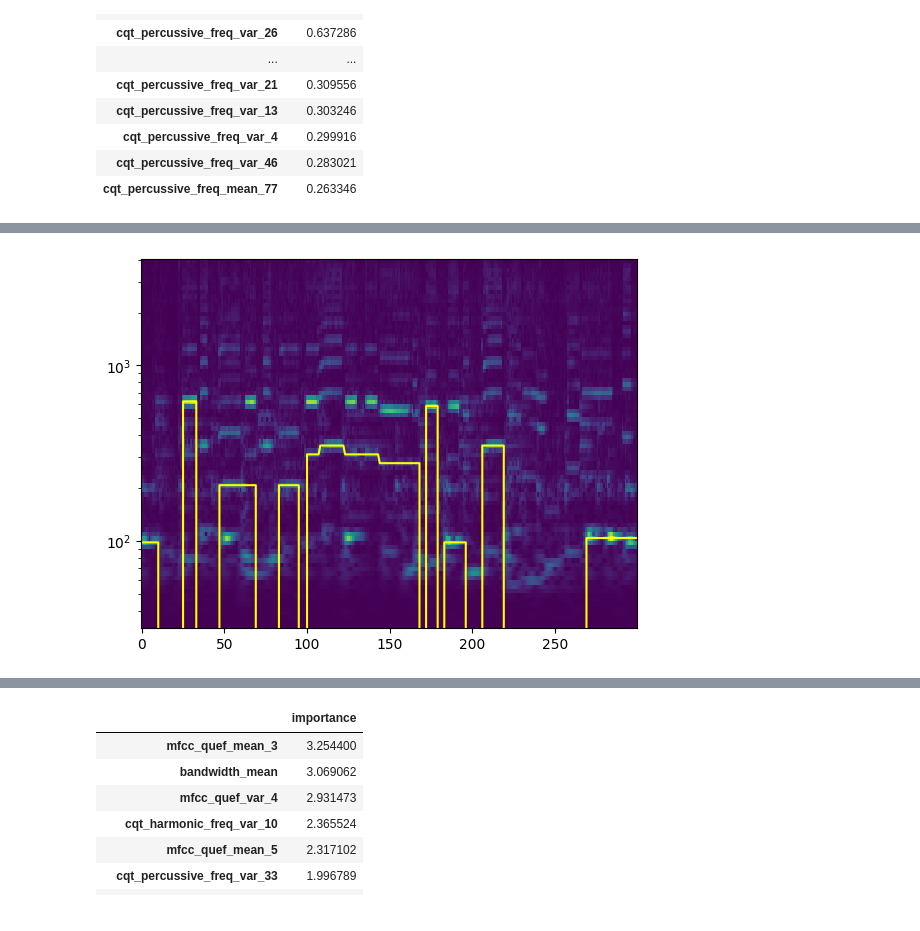
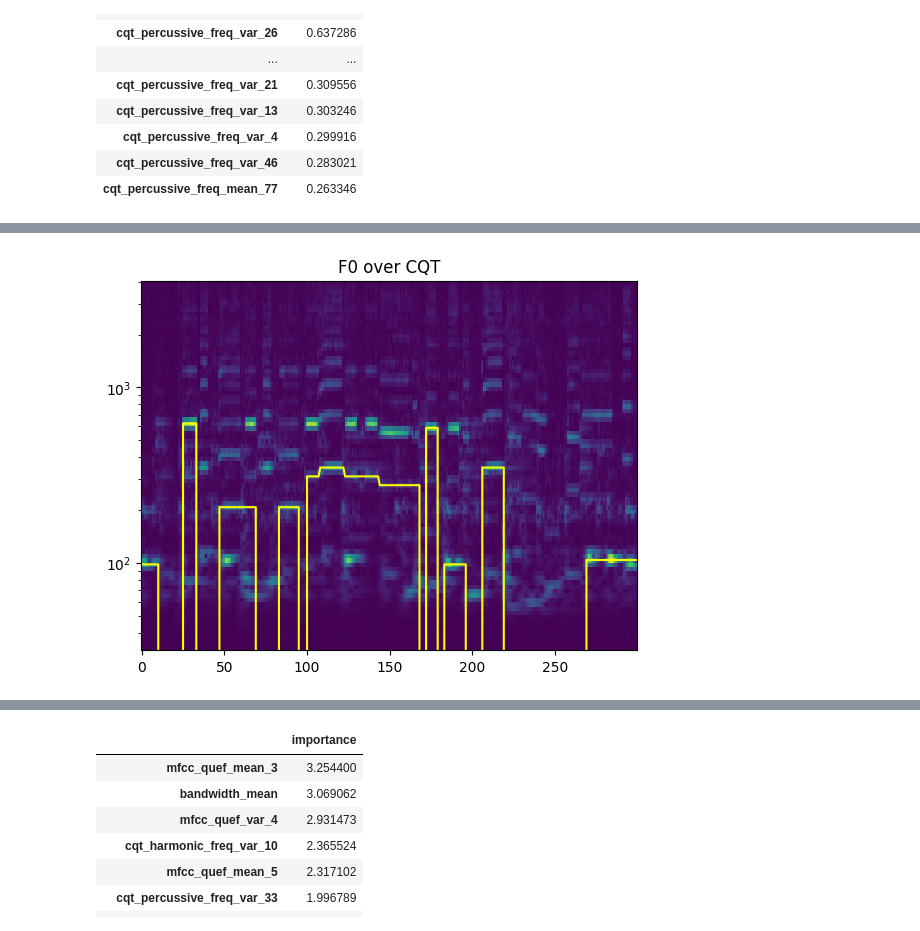
Before and after one commit to dmitrysluch/ariel-tds-music-genre, a Jupyter notebook: main.ipynb, the cells around one changed output, grey strips where cells are left out. Cells and saved outputs as stored; diff of their text form; code cells hidden in the pictures.

```diff
--- a/genre_detenction_ext.ipynb
+++ b/main.ipynb
@@ -701,8 +667,3 @@ df.loc[pd.Series(df.index, index=df.index).apply(lambda x: x.startswith('cqt_per
 | cqt_percussive_freq_var_4 | 0.299916 |
 | cqt_percussive_freq_var_46 | 0.283021 |
 | cqt_percussive_freq_mean_77 | 0.263346 |
-# %%
-import matplotlib.pyplot as plt
-i = iter(E_train.features['cqt_percussive'])
-next(i)
-plt.pcolor(next(i)[0])
@@ -991,12 +890,13 @@ f0, f0_bins, voiced = compute_f0_from_cqt(next(iter(E_train.features['cqt']))[0]
 # %%
 spec = next(iter(E_train.features['cqt']))[0][:,100:400]
 x = cqt_frequencies
 y = np.arange(spec.shape[1])
 xx, yy = np.meshgrid(y, x)
 plt.pcolor(xx, yy, spec)
 plt.plot(f0[100:400], color='yellow')
-# plt.plot(f0_pyin[100:400], color='red')
 plt.yscale('log')
+plt.title('F0 over CQT')
+plt.show()
 # %% [output]
-[figure, old version]
+[figure, new version]
 # %%
```
Also changed, not shown: parts of 110 cells of this notebook, 9 other files.
